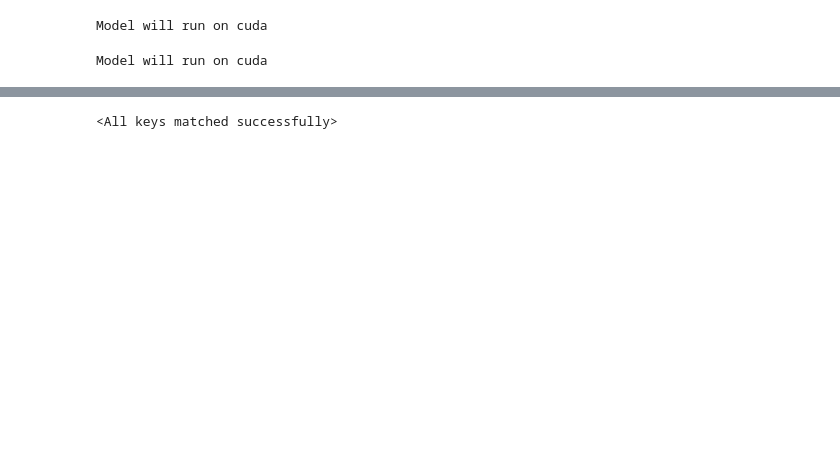
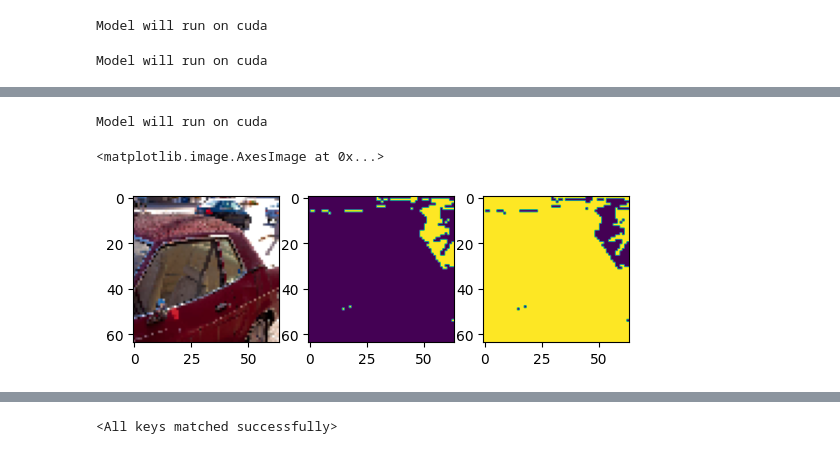
Before and after one commit to jakwisn/advanced_deep_learning_in_cv, a Jupyter notebook: training_experiments.ipynb, the cells around one changed output, grey strips where cells are left out. Saved outputs shown, nothing was run; the diff lists cells and outputs as text; code cells hidden in the pictures; blank space fills up the shorter version.

```diff
--- a/training_experiments.ipynb
+++ b/training_experiments.ipynb
@@ -134,0 +289,21 @@ KeyboardInterrupt:
+# %%
+val_images = []
+for x in [0,1,3,5]:
+    val_images.append(glob.glob('data/validation/GT_IMAGES/*.jpg')[x])
+
+train_dataset = CorrectionImageDataset(input_images, train=True, transform=transform)
+val_dataset = CorrectionImageDataset(val_images, train=False, transform=transform)
+# %%
+dataloader, valdataloader  = prepare_loaders()
+# %% [output]
+Model will run on cuda
+# %%
+im, mask = val_dataset[0]
+
+fig, axs = plt.subplots(1,3)
+axs[0].imshow(hist_fix(im).permute((1,2,0)))
+axs[1].imshow(mask) # Unknown region to generate
+axs[2].imshow(~mask) # Known region
+# %% [output]
+<matplotlib.image.AxesImage at 0x...>
+[figure, added]
```
Also changed, not shown: parts of 64 cells of this notebook, 20 other files.
